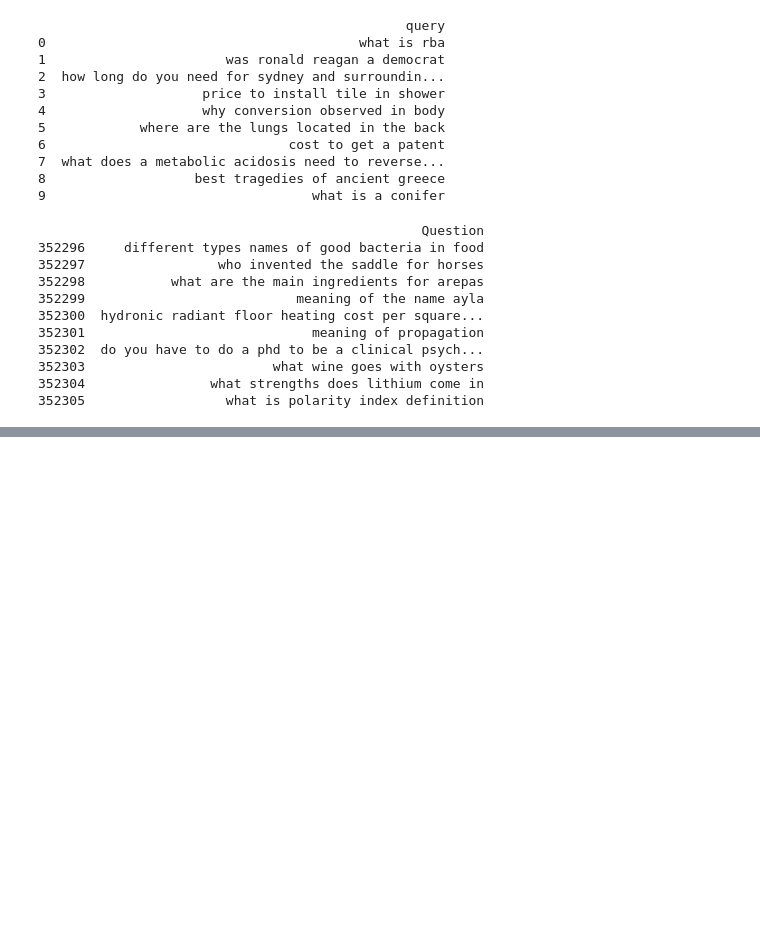
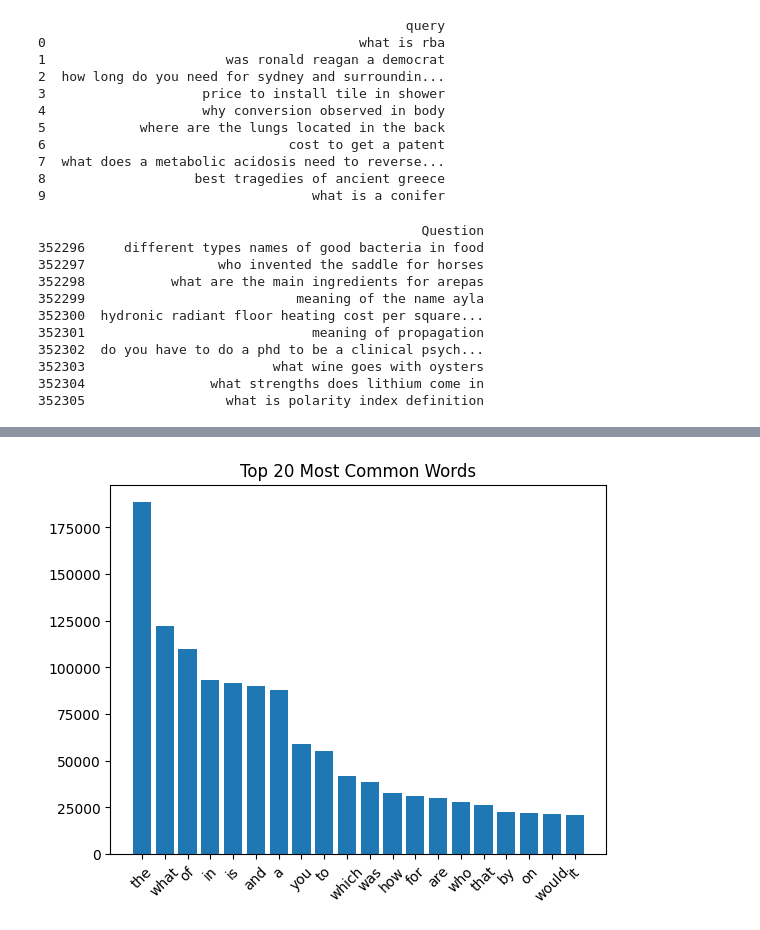
Before and after one commit to M-Prajana/BA, a Jupyter notebook: text_data.ipynb, the cells around one changed output, grey strips where cells are left out. Saved outputs shown, nothing was run; the diff lists cells and outputs as text; code cells hidden in the pictures; blank space fills up the shorter version.

```diff
--- a/text_data.ipynb
+++ b/text_data.ipynb
@@ -247,0 +311,11 @@ print(df_all.tail(10))
+# %%
+from collections import Counter
+
+words = " ".join(df["cleaned_question"]).split()
+common_words = Counter(words).most_common(20)
+plt.bar([w[0] for w in common_words], [w[1] for w in common_words])
+plt.xticks(rotation=45)
+plt.title("Top 20 Most Common Words")
+plt.show()
+# %% [output]
+[figure, added]
```
Also changed, not shown: parts of 6 cells of this notebook.
